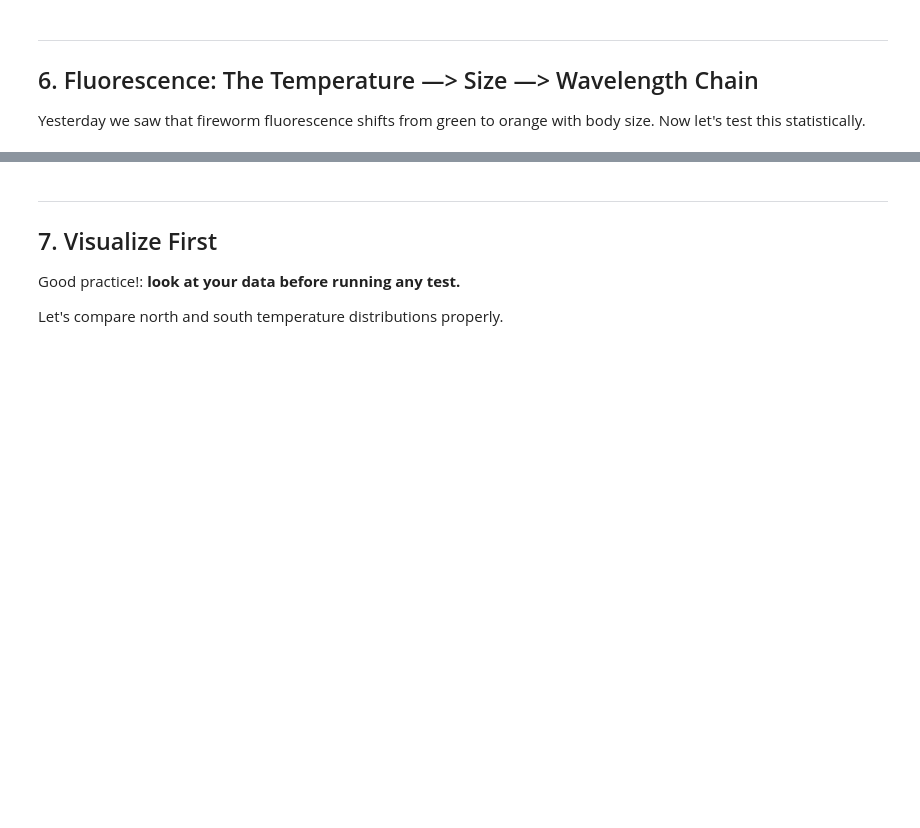
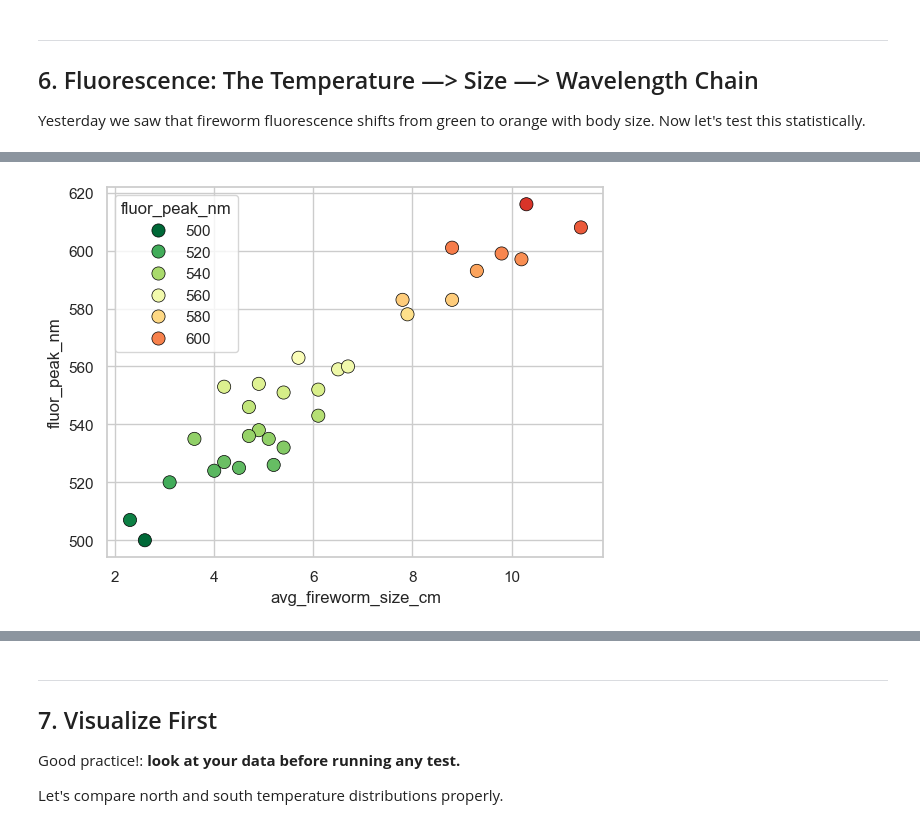
Before and after one commit to cgenomicslab/imbb-data-analysis, a Jupyter notebook: week1/day3_statistics_pvalue.ipynb, the cells around one changed output, grey strips where cells are left out. Cells and saved outputs as stored; diff of their text form; code cells hidden in the pictures; blank space fills up the shorter version.

Commit message:
day 3 edits - color palettes

```diff
--- a/week1/day3_statistics_pvalue.ipynb
+++ b/week1/day3_statistics_pvalue.ipynb
@@ -513 +512,10 @@ print("Larger worms emit at longer wavelengths (green —> orange —> red)")
+# %%
+# Scatter plot colored by emission wavelength (Seaborn)
+sns.scatterplot(data=night, x='avg_fireworm_size_cm', y='fluor_peak_nm',
+                hue='fluor_peak_nm', palette='RdYlGn_r',
+                hue_norm=(500, 630), legend=True,
+                s=90, edgecolor='black', linewidth=0.5)
+plt.show()
+# %% [output]
+[figure, added]
 # %%
```
Also changed, not shown: parts of 12 cells of this notebook.
